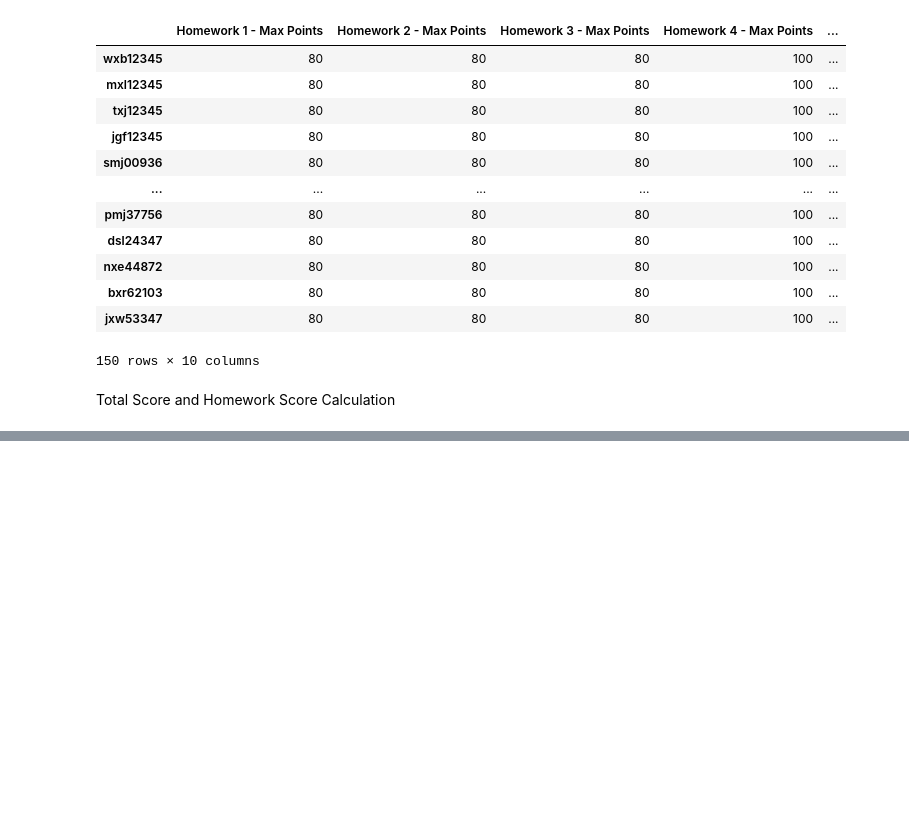
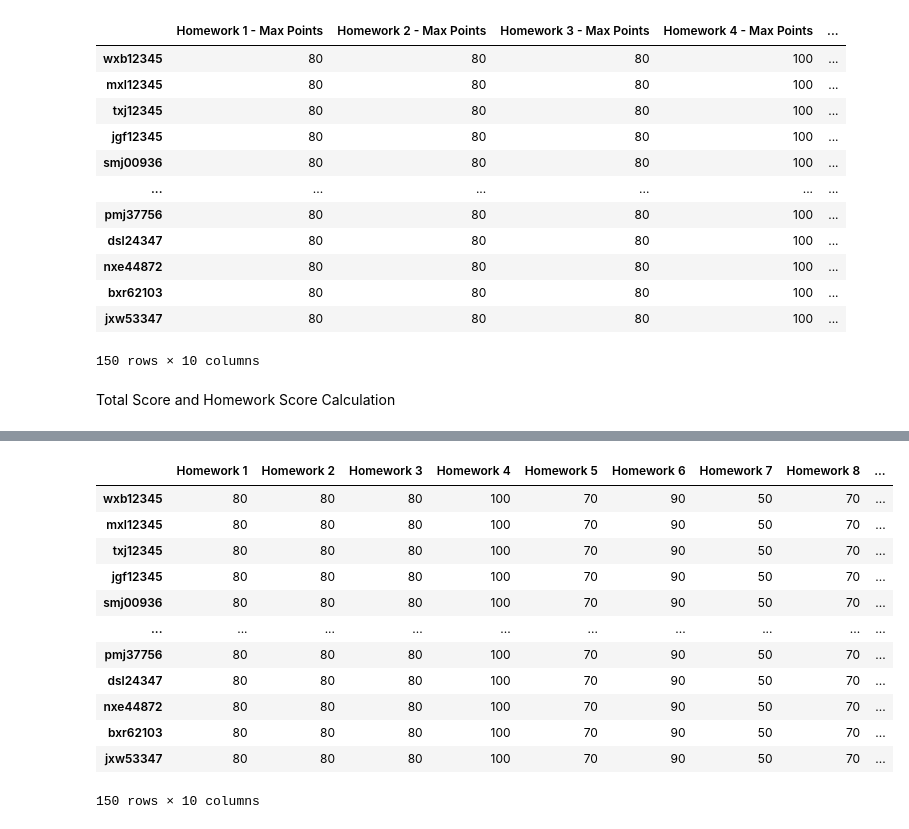
Before and after one commit to markprubin/gradebook-project, a Jupyter notebook: gradebook.ipynb, the cells around one changed output, grey strips where cells are left out. Cells and saved outputs as stored; diff of their text form; code cells hidden in the pictures; blank space fills up the shorter version.

Commit message:
hw score

```diff
--- a/gradebook.ipynb
+++ b/gradebook.ipynb
@@ -155,4 +155,4 @@ Total Score and Homework Score Calculation
 hw_max_cols = [x for x in final_df.columns if 'Home' in x and 'Max' in x]
 hw_cols = [x for x in final_df.columns if 'Home' in x and 'Max' not in x]
 # %%
-hw_max_cols
+hw_score_by_total = final_df[hw_cols].sum(axis=1) / final_df[hw_max_cols].sum(axis=1)
@@ -170,2 +159,2 @@ hw_max_cols
 # %%
-hw_cols
+final_df['HW by Total'] = hw_score_by_total
@@ -182,0 +171,18 @@ hw_cols
+# %%
+hw_max_data = final_df[hw_max_cols].set_axis(hw_cols ,axis=1)
+# %%
+hw_max_data
+# %% [output]
+|  | Homework 1 | Homework 2 | Homework 3 | Homework 4 | Homework 5 | Homework 6 | Homework 7 | Homework 8 | ... |
+| wxb12345 | 80 | 80 | 80 | 100 | 70 | 90 | 50 | 70 | ... |
+| mxl12345 | 80 | 80 | 80 | 100 | 70 | 90 | 50 | 70 | ... |
+| txj12345 | 80 | 80 | 80 | 100 | 70 | 90 | 50 | 70 | ... |
+| jgf12345 | 80 | 80 | 80 | 100 | 70 | 90 | 50 | 70 | ... |
+| smj00936 | 80 | 80 | 80 | 100 | 70 | 90 | 50 | 70 | ... |
+| ... | ... | ... | ... | ... | ... | ... | ... | ... | ... |
+| pmj37756 | 80 | 80 | 80 | 100 | 70 | 90 | 50 | 70 | ... |
+| dsl24347 | 80 | 80 | 80 | 100 | 70 | 90 | 50 | 70 | ... |
+| nxe44872 | 80 | 80 | 80 | 100 | 70 | 90 | 50 | 70 | ... |
+| bxr62103 | 80 | 80 | 80 | 100 | 70 | 90 | 50 | 70 | ... |
+| jxw53347 | 80 | 80 | 80 | 100 | 70 | 90 | 50 | 70 | ... |
+150 rows × 10 columns
```
Also changed, not shown: parts of 8 cells of this notebook.
